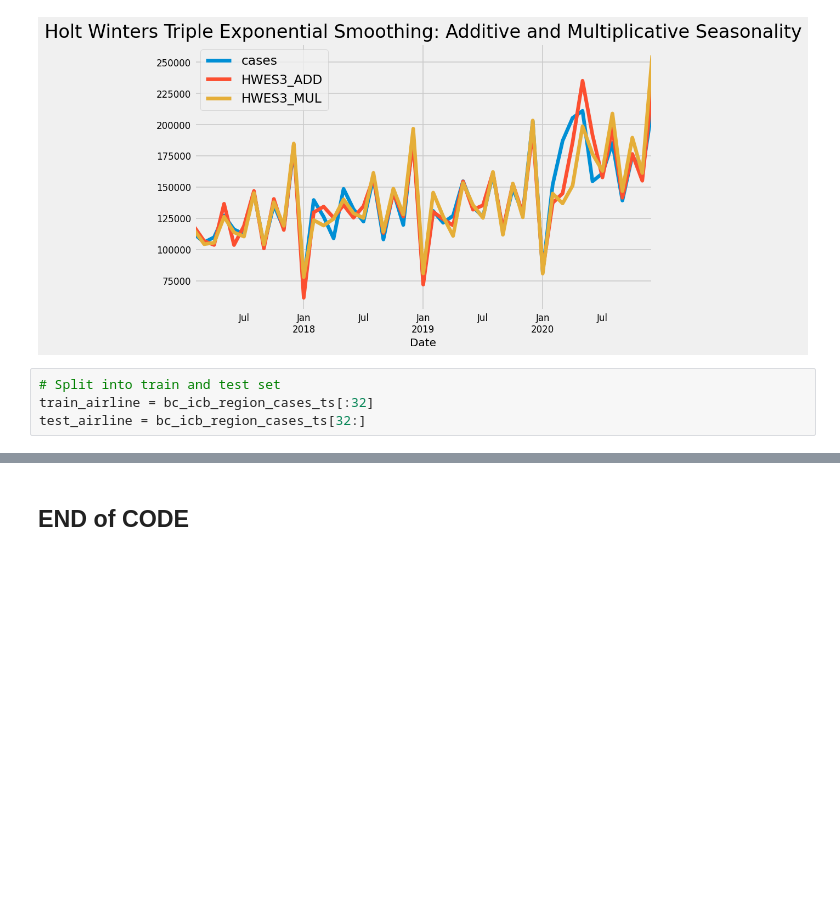
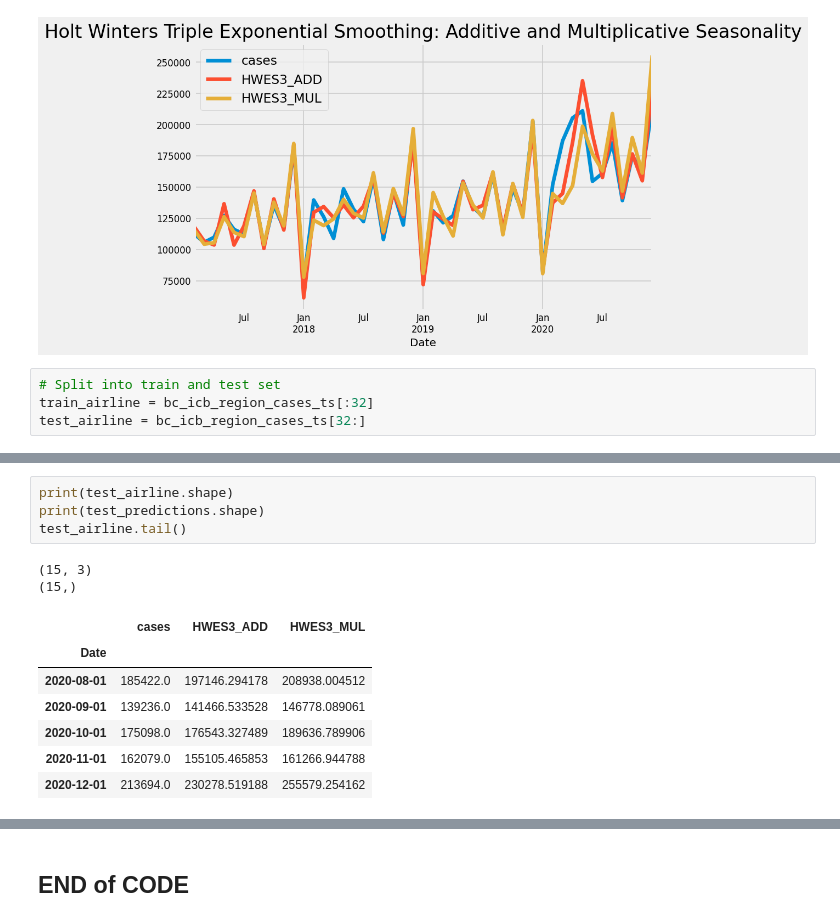
Before and after one commit to fengtastics/111-Capstone, a Jupyter notebook: Arterra_Project_HoltWinter.ipynb, the cells around one changed output, grey strips where cells are left out. Drawn from its saved outputs; the diff is of its cells as text; blank space fills up the shorter version.

```diff
--- a/Arterra_Project_HoltWinter.ipynb
+++ b/Arterra_Project_HoltWinter.ipynb
@@ -363,0 +366,14 @@ Text(0.5, 1.0, 'Train, Test and Predicted Test using Holt Winters')
+# %%
+print(test_airline.shape)
+print(test_predictions.shape)
+test_airline.tail()
+# %% [output]
+(15, 3)
+(15,)
+|  | cases | HWES3_ADD | HWES3_MUL |
+| Date |  |  |  |
+| 2020-08-01 | 185422.0 | 197146.294178 | 208938.004512 |
+| 2020-09-01 | 139236.0 | 141466.533528 | 146778.089061 |
+| 2020-10-01 | 175098.0 | 176543.327489 | 189636.789906 |
+| 2020-11-01 | 162079.0 | 155105.465853 | 161266.944788 |
+| 2020-12-01 | 213694.0 | 230278.519188 | 255579.254162 |
```
Also changed, not shown: parts of 8 cells of this notebook.
